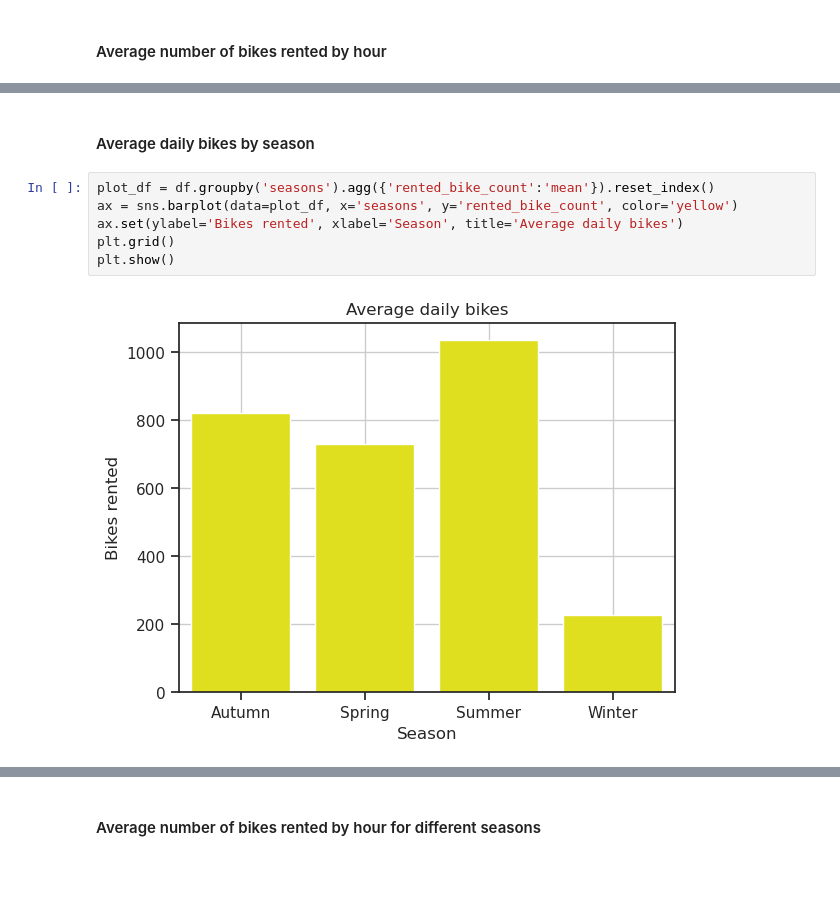
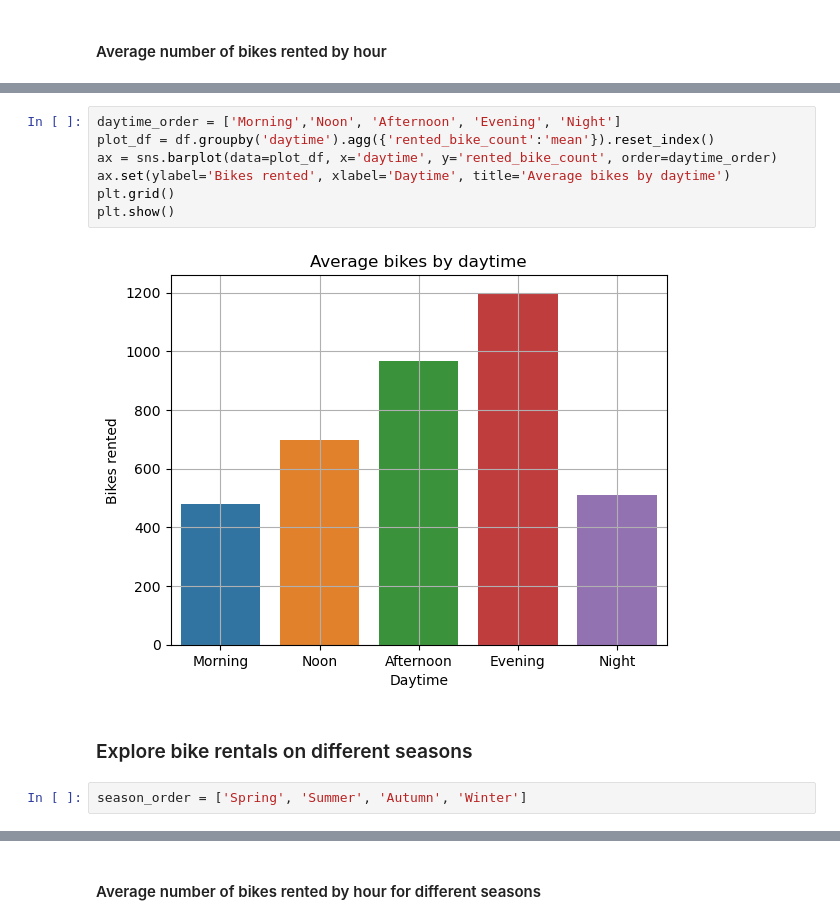
Before and after one commit to lukwies/Bikerentals-in-Seoul, a Jupyter notebook: notebooks/exploration.ipynb, the cells around one changed output, grey strips where cells are left out. Drawn from its saved outputs; the diff is of its cells as text; blank space fills up the shorter version.

```diff
--- a/notebooks/exploration.ipynb
+++ b/notebooks/exploration.ipynb
@@ -206,10 +225,13 @@ plt.show()
+# %%
+daytime_order = ['Morning','Noon', 'Afternoon', 'Evening', 'Night']
+plot_df = df.groupby('daytime').agg({'rented_bike_count':'mean'}).reset_index()
+ax = sns.barplot(data=plot_df, x='daytime', y='rented_bike_count', order=daytime_order)
+ax.set(ylabel='Bikes rented', xlabel='Daytime', title='Average bikes by daytime')
+plt.grid()
+plt.show()
+# %% [output]
+[figure, added]
 # %% [markdown]
-#### Average daily bikes by season
+### Explore bike rentals on different seasons
 # %%
-plot_df = df.groupby('seasons').agg({'rented_bike_count':'mean'}).reset_index()
-ax = sns.barplot(data=plot_df, x='seasons', y='rented_bike_count', color='yellow')
-ax.set(ylabel='Bikes rented', xlabel='Season', title='Average daily bikes')
-plt.grid()
-plt.show()
+season_order = ['Spring', 'Summer', 'Autumn', 'Winter']
-# %% [output]
-[figure, removed]
```
Also changed, not shown: parts of 16 cells of this notebook, 5 other files.
